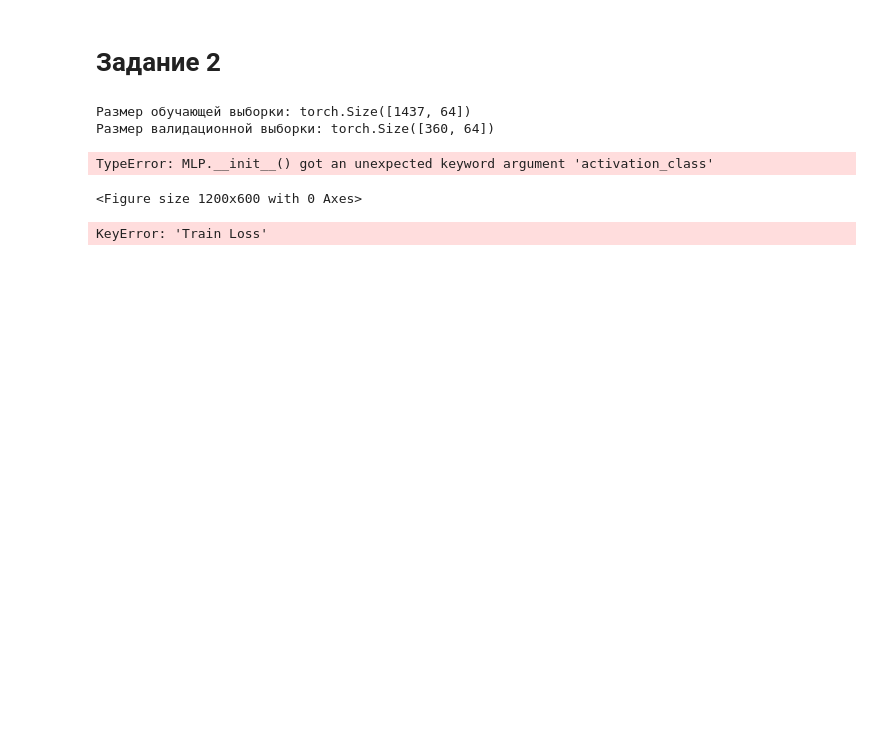
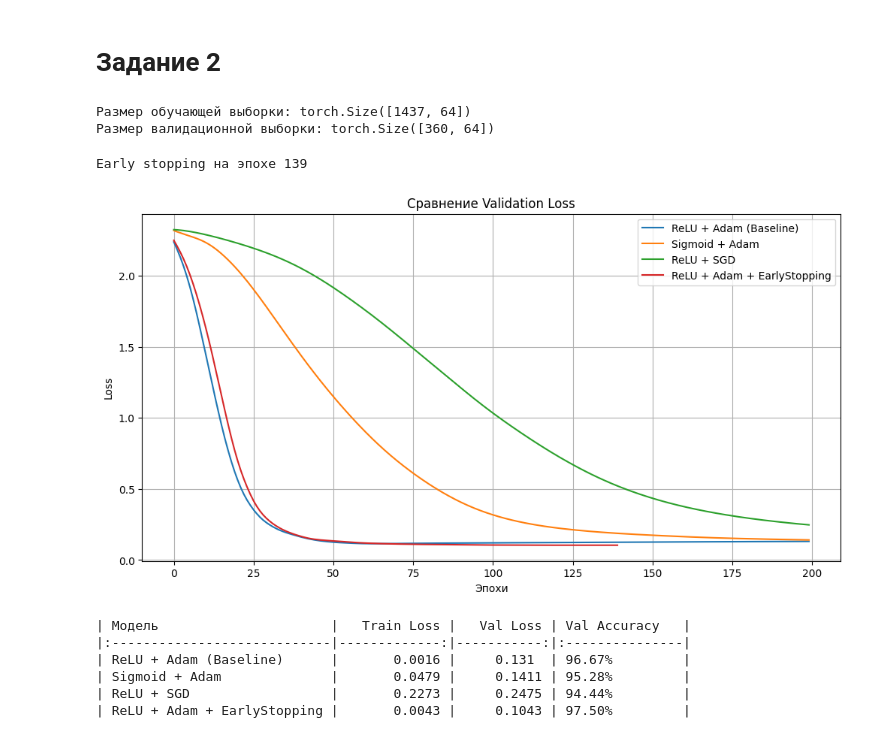
Before and after one commit to DmytryPan/ml-math-base-course, a Jupyter notebook: lab-08-neural-networks/HW_8_nerual_networks.ipynb, the cells around one changed output. Saved outputs shown, nothing was run; the diff lists cells and outputs as text; code cells hidden in the pictures; blank space fills up the shorter version.

```diff
--- a/lab-08-neural-networks/HW_8_nerual_networks.ipynb
+++ b/lab-08-neural-networks/HW_8_nerual_networks.ipynb
@@ -466,40 +466,40 @@ plt.figure(figsize=(12, 6))
 
 for config in configs:
     # Инициализация модели и оптимизатора
-    model = MLP(input_dim=64, hidden_dim=32, output_dim=10, activation_class=config["act"])
+    model = MLP(input_dim=64, hidden_dim=32, output_dim=10, activation=config["act"])
 
     if config["opt"] == "Adam":
         optimizer = optim.Adam(model.parameters(), lr=0.005)
     else:
         optimizer = optim.SGD(model.parameters(), lr=0.01, momentum=0.9)
 
     # Обучение
     t_loss, v_loss = train_model(model, optimizer, use_early_stopping=config["es"])
 
     # Оценка качества
     model.eval()
     with torch.no_grad():
         preds = torch.argmax(model(X_val), dim=1)
         accuracy = (preds == y_val).float().mean().item()
 
     results.append({
         "Модель": config["name"],
         "Train Loss": t_loss[-1],
         "Val Loss": v_loss[-1],
         "Val Accuracy": accuracy
     })
 
     plt.plot(v_loss, label=config["name"])
 
 plt.title("Сравнение Validation Loss")
 plt.xlabel("Эпохи")
 plt.ylabel("Loss")
 plt.legend()
 plt.grid(True)
 plt.show()
 # %% [output]
-TypeError: MLP.__init__() got an unexpected keyword argument 'activation_class'
+Early stopping на эпохе 139
-<Figure size 1200x600 with 0 Axes>
+[figure, added]
 # %%
 df_results = pd.DataFrame(results)
 # Форматирование для красоты
@@ -509,4 +509,9 @@ df_results["Val Accuracy"] = df_results["Val Accuracy"].map("{:.2%}".format)
 
 print(df_results.to_markdown(index=False))
 # %% [output]
-KeyError: 'Train Loss'
+| Модель                      |   Train Loss |   Val Loss | Val Accuracy   |
+|:----------------------------|-------------:|-----------:|:---------------|
+| ReLU + Adam (Baseline)      |       0.0016 |     0.131  | 96.67%         |
+| Sigmoid + Adam              |       0.0479 |     0.1411 | 95.28%         |
+| ReLU + SGD                  |       0.2273 |     0.2475 | 94.44%         |
+| ReLU + Adam + EarlyStopping |       0.0043 |     0.1043 | 97.50%         |
```
